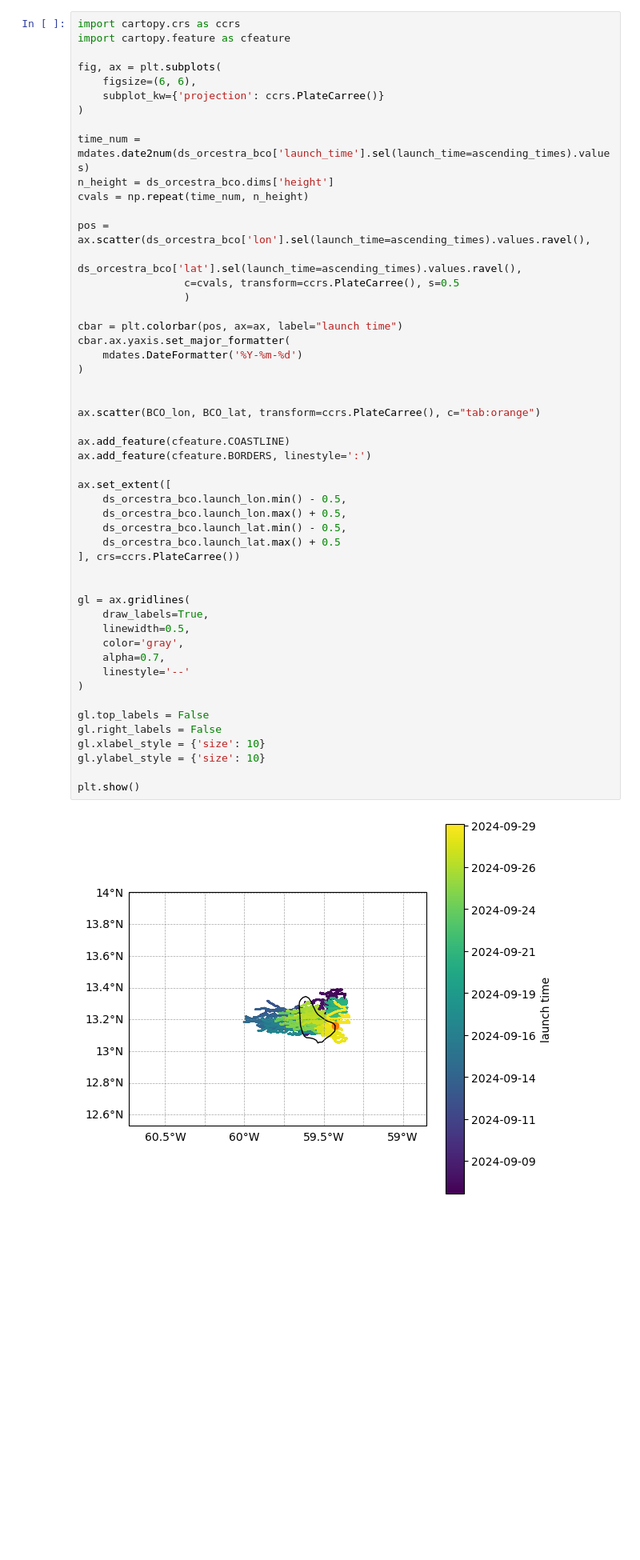
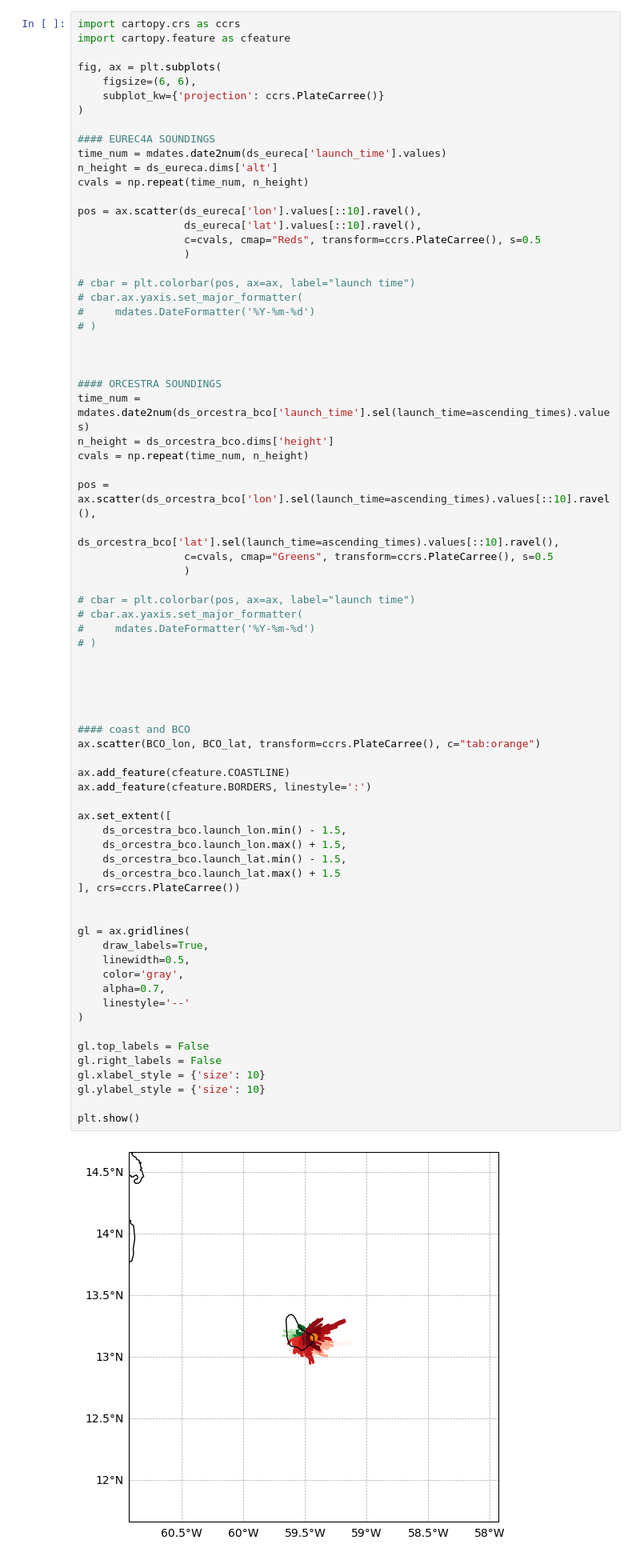
Before and after one commit to meteorologopazzo/BCO_observational, a Jupyter notebook: eurec4a_vs_orcestra_profiles.ipynb, the cells around one changed output. Shown at 80% size. Saved outputs shown, nothing was run; the diff lists cells and outputs as text; blank space fills up the shorter version.

```diff
--- a/eurec4a_vs_orcestra_profiles.ipynb
+++ b/eurec4a_vs_orcestra_profiles.ipynb
@@ -56,47 +56,69 @@ fig, ax = plt.subplots(
     subplot_kw={'projection': ccrs.PlateCarree()}
 )
 
+#### EUREC4A SOUNDINGS
+time_num = mdates.date2num(ds_eureca['launch_time'].values)
+n_height = ds_eureca.dims['alt']
+cvals = np.repeat(time_num, n_height)
+
+pos = ax.scatter(ds_eureca['lon'].values[::10].ravel(),
+                 ds_eureca['lat'].values[::10].ravel(),
+                 c=cvals, cmap="Reds", transform=ccrs.PlateCarree(), s=0.5
+                 )
+
+# cbar = plt.colorbar(pos, ax=ax, label="launch time")
+# cbar.ax.yaxis.set_major_formatter(
+#     mdates.DateFormatter('%Y-%m-%d')
+# )
+
+
+
+#### ORCESTRA SOUNDINGS
 time_num = mdates.date2num(ds_orcestra_bco['launch_time'].sel(launch_time=ascending_times).values)
 n_height = ds_orcestra_bco.dims['height']
 cvals = np.repeat(time_num, n_height)
 
-pos = ax.scatter(ds_orcestra_bco['lon'].sel(launch_time=ascending_times).values.ravel(),
-                 ds_orcestra_bco['lat'].sel(launch_time=ascending_times).values.ravel(),
-                 c=cvals, transform=ccrs.PlateCarree(), s=0.5
+pos = ax.scatter(ds_orcestra_bco['lon'].sel(launch_time=ascending_times).values[::10].ravel(),
+                 ds_orcestra_bco['lat'].sel(launch_time=ascending_times).values[::10].ravel(),
+                 c=cvals, cmap="Greens", transform=ccrs.PlateCarree(), s=0.5
                  )
 
-cbar = plt.colorbar(pos, ax=ax, label="launch time")
-cbar.ax.yaxis.set_major_formatter(
-    mdates.DateFormatter('%Y-%m-%d')
-)
+# cbar = plt.colorbar(pos, ax=ax, label="launch time")
+# cbar.ax.yaxis.set_major_formatter(
+#     mdates.DateFormatter('%Y-%m-%d')
+# )
 
 
+
+
+
+#### coast and BCO
 ax.scatter(BCO_lon, BCO_lat, transform=ccrs.PlateCarree(), c="tab:orange")
 
 ax.add_feature(cfeature.COASTLINE)
 ax.add_feature(cfeature.BORDERS, linestyle=':')
 
 ax.set_extent([
-    ds_orcestra_bco.launch_lon.min() - 0.5,
-    ds_orcestra_bco.launch_lon.max() + 0.5,
-    ds_orcestra_bco.launch_lat.min() - 0.5,
-    ds_orcestra_bco.launch_lat.max() + 0.5
+    ds_orcestra_bco.launch_lon.min() - 1.5,
+    ds_orcestra_bco.launch_lon.max() + 1.5,
+    ds_orcestra_bco.launch_lat.min() - 1.5,
+    ds_orcestra_bco.launch_lat.max() + 1.5
 ], crs=ccrs.PlateCarree())
 
 
 gl = ax.gridlines(
     draw_labels=True,
     linewidth=0.5,
     color='gray',
     alpha=0.7,
     linestyle='--'
 )
 
 gl.top_labels = False
 gl.right_labels = False
 gl.xlabel_style = {'size': 10}
 gl.ylabel_style = {'size': 10}
 
 plt.show()
 # %% [output]
-[figure, old version]
+[figure, new version]
```
Also changed, not shown: parts of 12 cells of this notebook, 5 other files.
